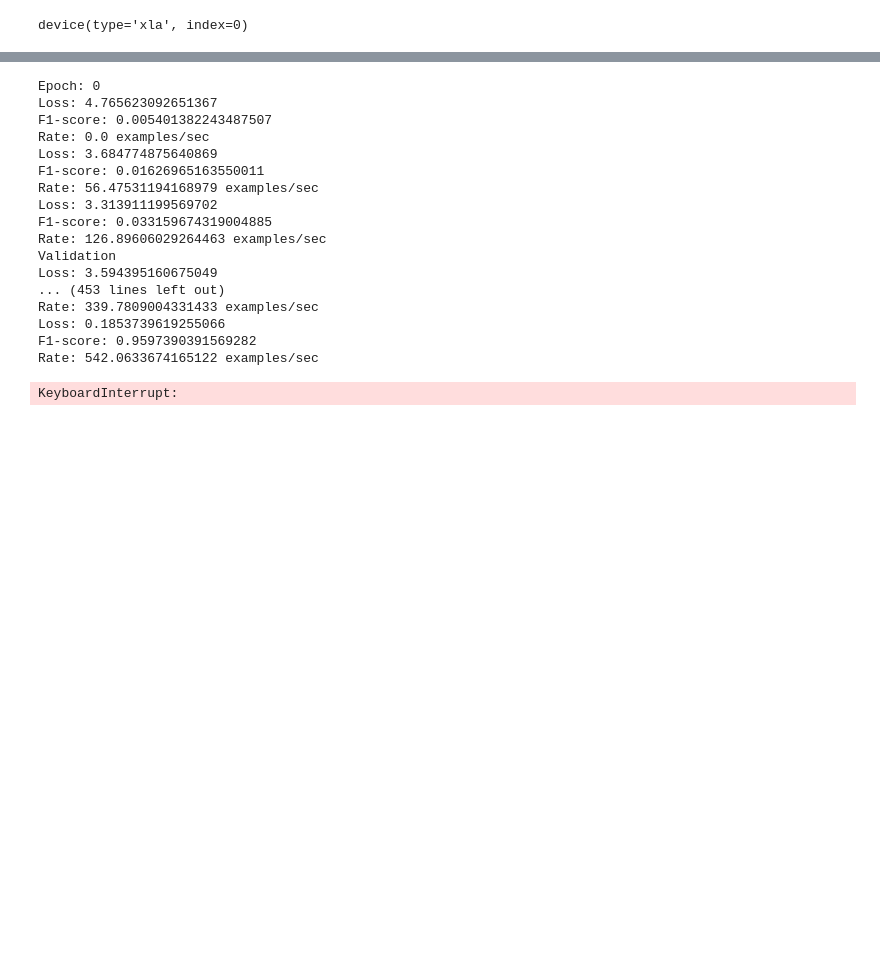
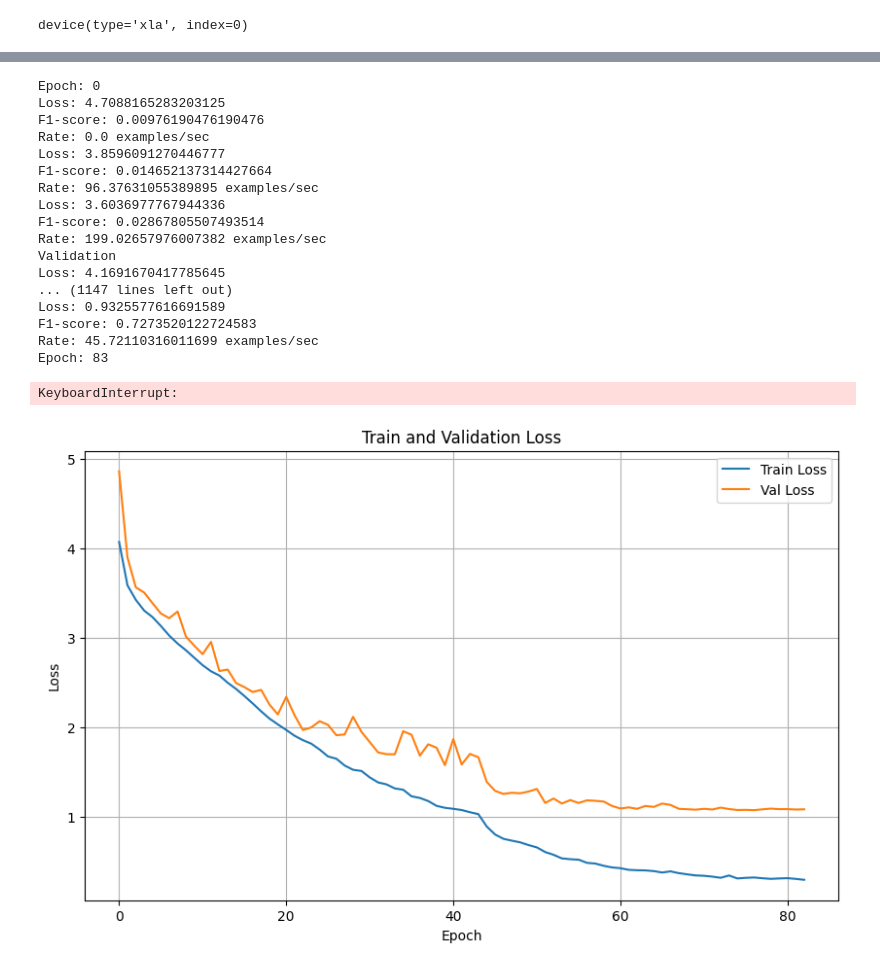
Before and after one commit to alexmak123/kaggle-CV-best11, a Jupyter notebook: flowers_tpu/base_from_scratch.ipynb, the cells around one changed output, grey strips where cells are left out. Cells and saved outputs as stored; diff of their text form; code cells hidden in the pictures; blank space fills up the shorter version.

Commit message:
[add some regularization] FCONV from scratch | val f1-score=0.75

```diff
--- a/flowers_tpu/base_from_scratch.ipynb
+++ b/flowers_tpu/base_from_scratch.ipynb
@@ -240,6 +268,7 @@ print(sorted(np.unique(torch.argmax(output, dim=1).detach().cpu().numpy())))
 # %%
 import torch_xla.distributed.parallel_loader as pl
 from sklearn import metrics
+from torch.optim.lr_scheduler import ReduceLROnPlateau
 from tqdm import tqdm
 
 
@@ -247,19 +276,28 @@ xlm_model = xlm_fully_conv().to(device, dtype=torch.float32)
 
 num_epochs = 100
 loss = nn.NLLLoss()
-opt = torch.optim.Adam(xlm_model.parameters(), lr=5e-3)
+opt = torch.optim.Adam(xlm_model.parameters(), lr=5e-3, weight_decay=1e-4)
+scheduler = ReduceLROnPlateau(opt, mode="min", factor=0.5, patience=3, verbose=True)
 batch_size = 512
 rate_tracker_train = xm.RateTracker()
 rate_tracker_val = xm.RateTracker()
+
+train_losses = []
+val_losses = []
+
+plt.ion()
 
 for epoch in range(num_epochs):
     print(f"Epoch: {epoch}")
     xlm_model.train()
     batch_generator_train = load_tensor_batches(
-        load_dataset(get_recursive_paths(path, "train")), batch_size
+        load_dataset(get_recursive_paths(path, "train")), batch_size, is_train=True
     )
     train_loader = pl.ParallelLoader(batch_generator_train, [device])
-    for i, train_batch in enumerate(train_loader.per_device_loader(xm.xla_device())):
+    epoch_train_loss = 0
+
+    for iteration, train_batch in enumerate(train_loader.per_device_loader(xm.xla_device())):
+        opt.zero_grad()
         train_imgs, train_lbls = train_batch[0].to(device, dtype=torch.float32), train_batch[1].to(
             device, dtype=torch.float32
         )
@@ -268,9 +306,10 @@ for epoch in range(num_epochs):
         output = loss(lbls_predict, train_lbls)
         output.backward()
         xm.optimizer_step(opt)
-        opt.zero_grad()
 
-        if i % 10 == 0:
+        epoch_train_loss += output.item()
+
+        if iteration % 10 == 0:
             f1 = metrics.f1_score(
                 train_lbls.detach().cpu().numpy(),
                 torch.argmax(lbls_predict, dim=1).detach().cpu().numpy(),
@@ -283,14 +322,17 @@ for epoch in range(num_epochs):
         rate_tracker_train.add(batch_size)
         xm.mark_step()
 
+    train_losses.append(epoch_train_loss / iteration)
+
     xlm_model.eval()
     batch_generator_val = load_tensor_batches(
-        load_dataset(get_recursive_paths(path, "val")), batch_size
+        load_dataset(get_recursive_paths(path, "val")), batch_size, is_train=False
     )
     val_loader = pl.ParallelLoader(batch_generator_val, [device])
     losses, f1scores = list(), list()
+    epoch_val_loss = 0
 
-    for i, val_batch in enumerate(val_loader.per_device_loader(xm.xla_device())):
+    for iteration, val_batch in enumerate(val_loader.per_device_loader(xm.xla_device())):
         val_imgs, val_lbls = val_batch[0].to(device, dtype=torch.float32), val_batch[1].to(
             device, dtype=torch.float32
         )
@@ -308,7 +350,13 @@ for epoch in range(num_epochs):
         f1scores.append(score)
         rate_tracker_val.add(batch_size)
 
+        epoch_val_loss += output.item()
+
         xm.mark_step()
+
+    val_losses.append(epoch_val_loss / iteration)
+
+    scheduler.step(np.mean(np.array(losses)))
 
     print(f"Validation")
     print(f"Loss: {np.mean(np.array(losses))}")
@@ -316,20 +364,32 @@ for epoch in range(num_epochs):
     print(f"Rate: {rate_tracker_val.rate()} examples/sec")
 # %% [output]
 Epoch: 0
-Loss: 4.765623092651367
-F1-score: 0.005401382243487507
+Loss: 4.7088165283203125
+F1-score: 0.00976190476190476
 Rate: 0.0 examples/sec
-Loss: 3.684774875640869
-F1-score: 0.01626965163550011
-Rate: 56.47531194168979 examples/sec
-Loss: 3.313911199569702
-F1-score: 0.033159674319004885
-Rate: 126.89606029264463 examples/sec
+Loss: 3.8596091270446777
+F1-score: 0.014652137314427664
+Rate: 96.37631055389895 examples/sec
+Loss: 3.6036977767944336
+F1-score: 0.02867805507493514
+Rate: 199.02657976007382 examples/sec
 Validation
-Loss: 3.594395160675049
-... (453 lines left out)
-Rate: 339.7809004331433 examples/sec
-Loss: 0.1853739619255066
-F1-score: 0.9597390391569282
-Rate: 542.0633674165122 examples/sec
+Loss: 4.1691670417785645
+... (1147 lines left out)
+Loss: 0.9325577616691589
+F1-score: 0.7273520122724583
+Rate: 45.72110316011699 examples/sec
+Epoch: 83
 KeyboardInterrupt:
+# %%
+plt.figure(figsize=(10, 6))
+plt.plot(train_losses, label="Train Loss")
+plt.plot(val_losses, label="Val Loss")
+plt.xlabel("Epoch")
+plt.ylabel("Loss")
+plt.title("Train and Validation Loss")
+plt.legend()
+plt.grid()
+plt.show()
+# %% [output]
+[figure, added]
```
Also changed, not shown: parts of 10 cells of this notebook.
